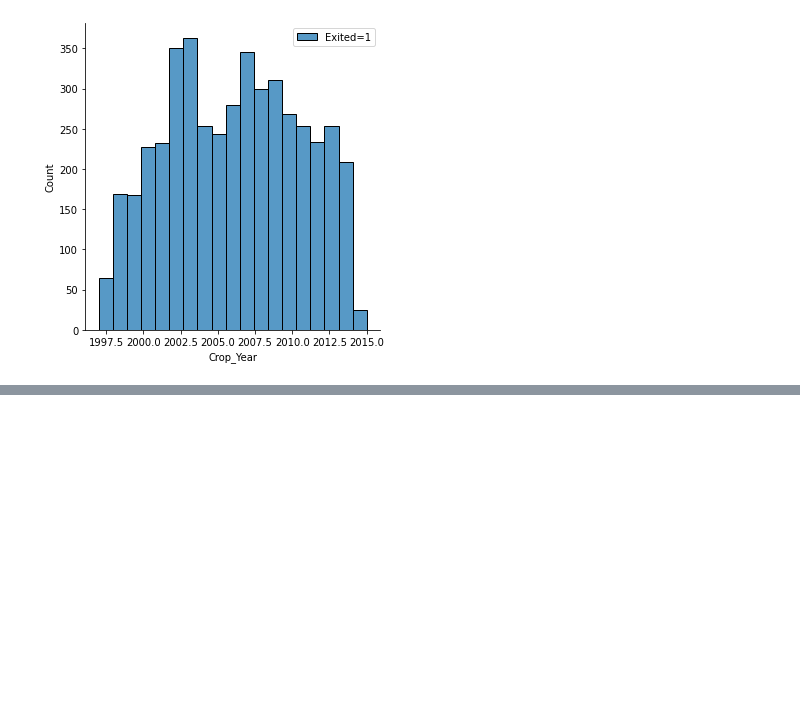
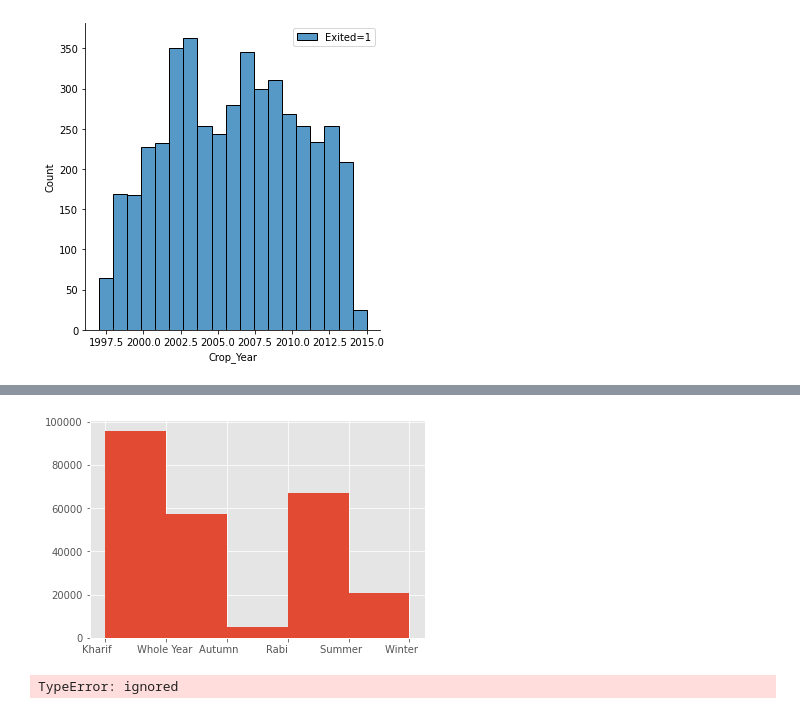
Before and after one commit to Kenfinn/AIMastery_Orbit, a Jupyter notebook: Quiz_1_Week_4_Afinzaki_Amiral_mencari_insight_dengan_pendekatan_statistik_deskriptif_maupun_inferensial.ipynb, the cells around one changed output, grey strips where cells are left out. Drawn from its saved outputs; the diff is of its cells as text; code cells hidden in the pictures; blank space fills up the shorter version.

```diff
--- a/Quiz_1_Week_4_Afinzaki_Amiral_mencari_insight_dengan_pendekatan_statistik_deskriptif_maupun_inferensial.ipynb
+++ b/Quiz_1_Week_4_Afinzaki_Amiral_mencari_insight_dengan_pendekatan_statistik_deskriptif_maupun_inferensial.ipynb
@@ -154,0 +205,11 @@ KeyError: ignored
+# %%
+age = data['Season']
+plt.hist(age, bins=5)
+plt.show()
+# %% [output]
+[figure, added]
+# %%
+sns.barplot(data['State_Name'], data['Season'])
+plt.show()
+# %% [output]
+TypeError: ignored
```
Also changed, not shown: parts of 19 cells of this notebook.
